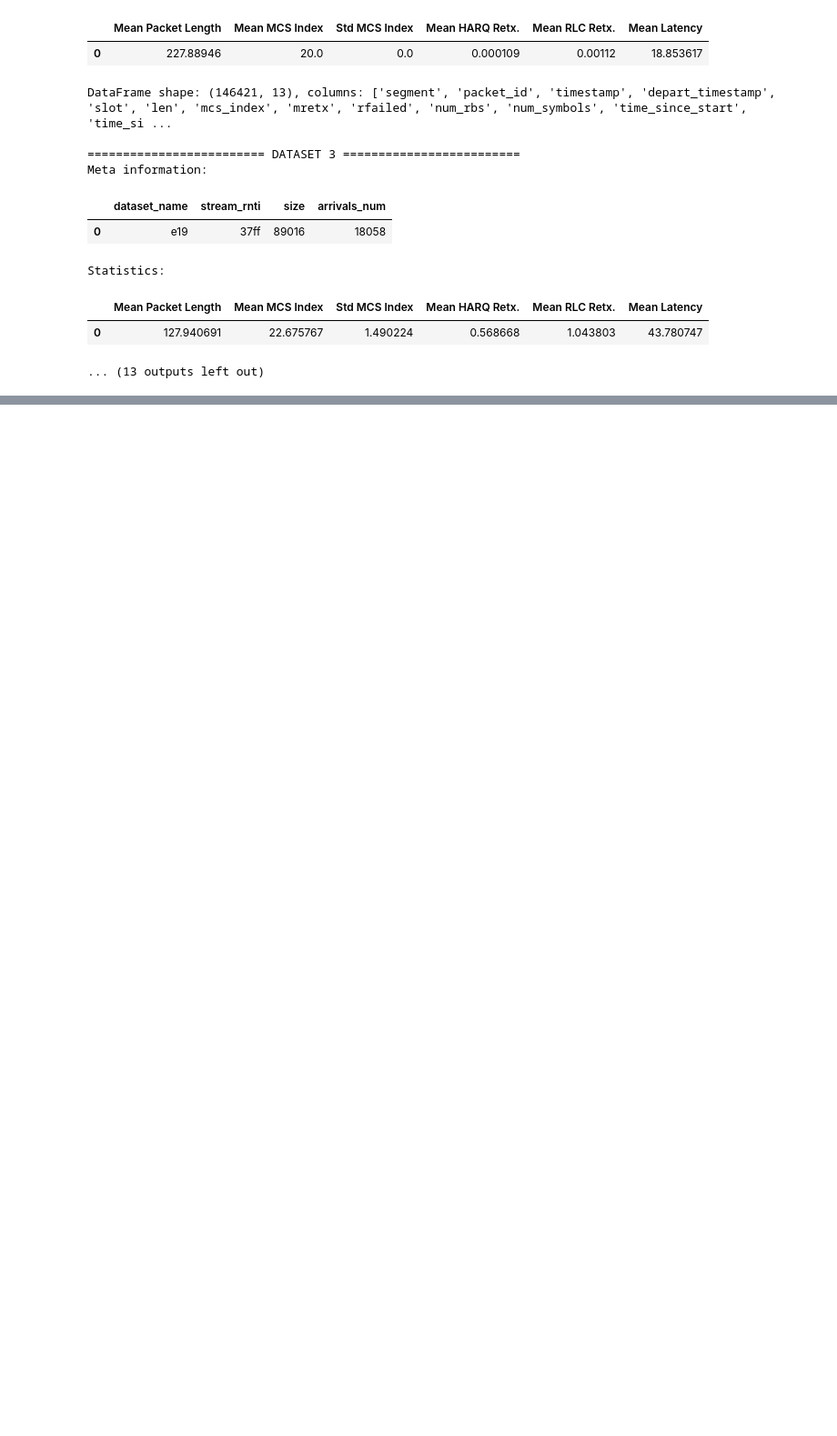
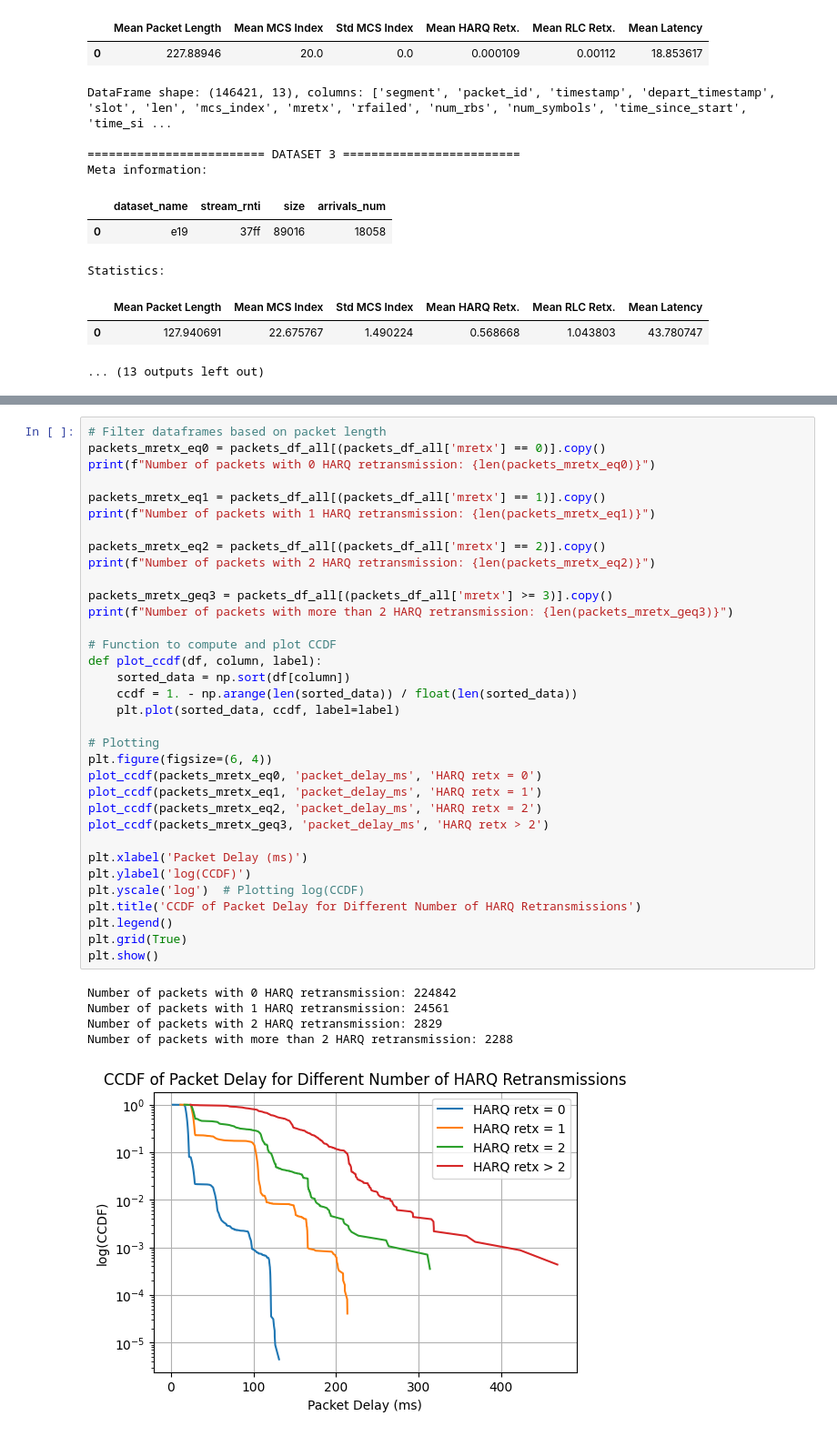
Before and after one commit to KTH-EXPECA/summer-school-2025, a Jupyter notebook: part2.ipynb, the cells around one changed output, grey strips where cells are left out. Shown at 91% size. Drawn from its saved outputs; the diff is of its cells as text; blank space fills up the shorter version.

```diff
--- a/part2.ipynb
+++ b/part2.ipynb
@@ -134,0 +145,40 @@ Specifically, we will:
+# %%
+# Filter dataframes based on packet length
+packets_mretx_eq0 = packets_df_all[(packets_df_all['mretx'] == 0)].copy()
+print(f"Number of packets with 0 HARQ retransmission: {len(packets_mretx_eq0)}")
+
+packets_mretx_eq1 = packets_df_all[(packets_df_all['mretx'] == 1)].copy()
+print(f"Number of packets with 1 HARQ retransmission: {len(packets_mretx_eq1)}")
+
+packets_mretx_eq2 = packets_df_all[(packets_df_all['mretx'] == 2)].copy()
+print(f"Number of packets with 2 HARQ retransmission: {len(packets_mretx_eq2)}")
+
+packets_mretx_geq3 = packets_df_all[(packets_df_all['mretx'] >= 3)].copy()
+print(f"Number of packets with more than 2 HARQ retransmission: {len(packets_mretx_geq3)}")
+
+# Function to compute and plot CCDF
+def plot_ccdf(df, column, label):
+    sorted_data = np.sort(df[column])
+    ccdf = 1. - np.arange(len(sorted_data)) / float(len(sorted_data))
+    plt.plot(sorted_data, ccdf, label=label)
+
+# Plotting
+plt.figure(figsize=(6, 4))
+plot_ccdf(packets_mretx_eq0, 'packet_delay_ms', 'HARQ retx = 0')
+plot_ccdf(packets_mretx_eq1, 'packet_delay_ms', 'HARQ retx = 1')
+plot_ccdf(packets_mretx_eq2, 'packet_delay_ms', 'HARQ retx = 2')
+plot_ccdf(packets_mretx_geq3, 'packet_delay_ms', 'HARQ retx > 2')
+
+plt.xlabel('Packet Delay (ms)')
+plt.ylabel('log(CCDF)')
+plt.yscale('log')  # Plotting log(CCDF)
+plt.title('CCDF of Packet Delay for Different Number of HARQ Retransmissions')
+plt.legend()
+plt.grid(True)
+plt.show()
+# %% [output]
+Number of packets with 0 HARQ retransmission: 224842
+Number of packets with 1 HARQ retransmission: 24561
+Number of packets with 2 HARQ retransmission: 2829
+Number of packets with more than 2 HARQ retransmission: 2288
+[figure, added]
```
Also changed, not shown: parts of 1 cell of this notebook.
